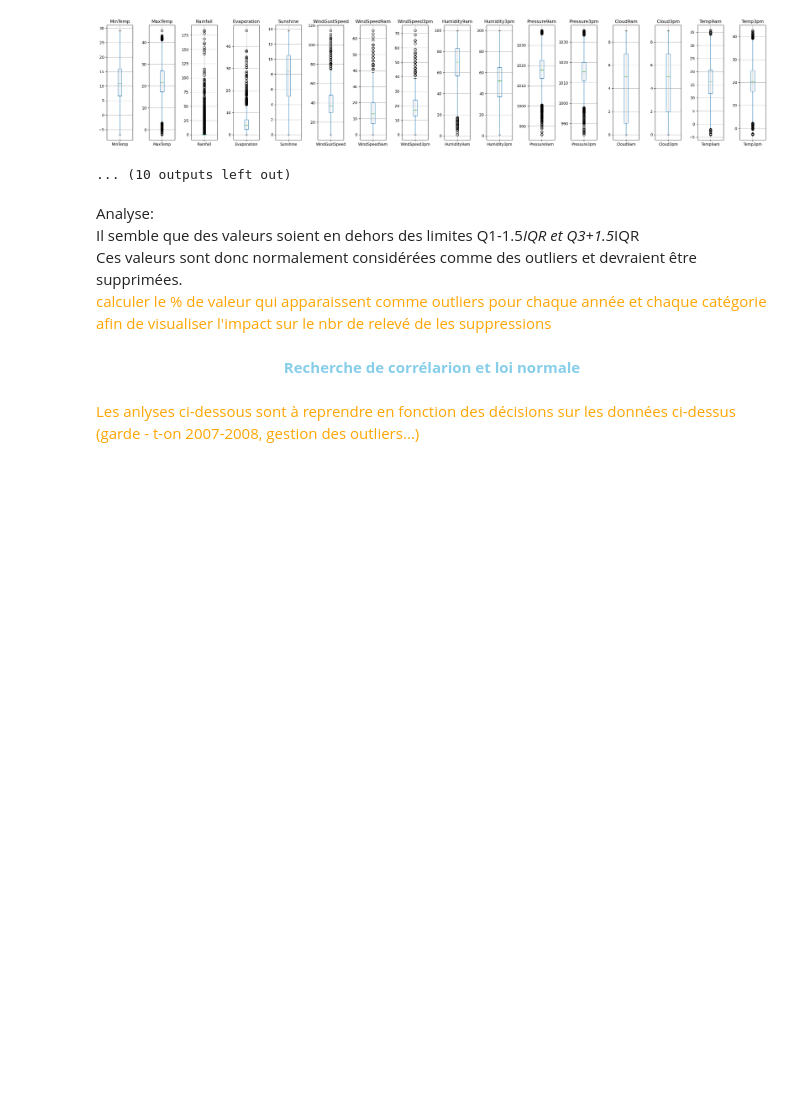
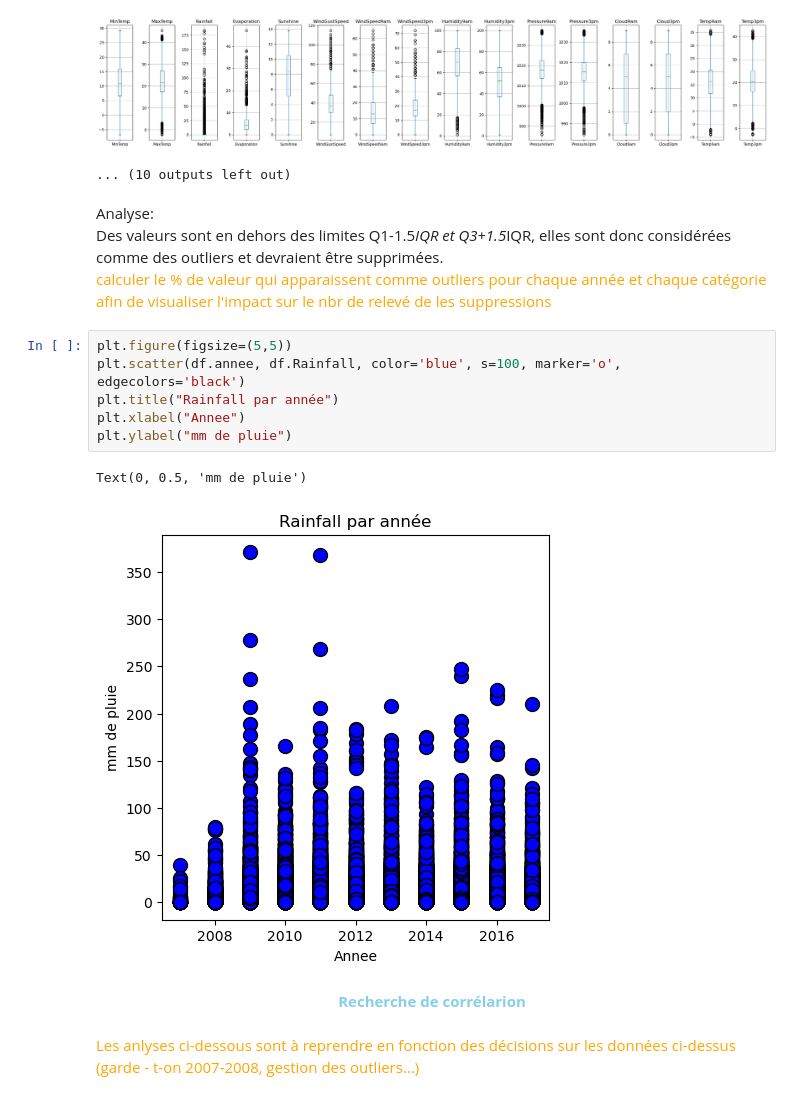
Before and after one commit to thomaspons/aug25cds_meteo_tp, a Jupyter notebook: notebooks/DS_project_weatherAUS.ipynb, the cells around one changed output. Saved outputs shown, nothing was run; the diff lists cells and outputs as text; blank space fills up the shorter version.

```diff
--- a/notebooks/DS_project_weatherAUS.ipynb
+++ b/notebooks/DS_project_weatherAUS.ipynb
@@ -201,11 +215,19 @@ Boxplot pour l année 2012
 ... (10 outputs left out)
 # %% [markdown]
 Analyse:<br>
-Il semble que des valeurs soient en dehors des limites Q1-1.5*IQR et Q3+1.5*IQR<br>
-Ces valeurs sont donc normalement considérées comme des outliers et devraient être supprimées.<br>
+Des valeurs sont en dehors des limites Q1-1.5*IQR et Q3+1.5*IQR, elles sont donc considérées comme des outliers et devraient être supprimées.<br>
 <font color="orange">calculer le % de valeur qui apparaissent comme outliers pour chaque année et chaque catégorie afin de visualiser l'impact sur le nbr de relevé de les suppressions</font>
+# %%
+plt.figure(figsize=(5,5))
+plt.scatter(df.annee, df.Rainfall, color='blue', s=100, marker='o', edgecolors='black')
+plt.title("Rainfall par année")
+plt.xlabel("Annee")
+plt.ylabel("mm de pluie")
+# %% [output]
+Text(0, 0.5, 'mm de pluie')
+[figure, added]
 # %% [markdown]
-<center><b><font color="skyblue">Recherche de corrélarion et loi normale</font></b></center>
+<center><b><font color="skyblue">Recherche de corrélarion</font></b></center>
 # %% [markdown]
 <font color="orange">Les anlyses ci-dessous sont à reprendre en fonction des décisions sur les données ci-dessus (garde - t-on 2007-2008, gestion des outliers...)</font>
 # %%
```
Also changed, not shown: parts of 6 cells of this notebook.
